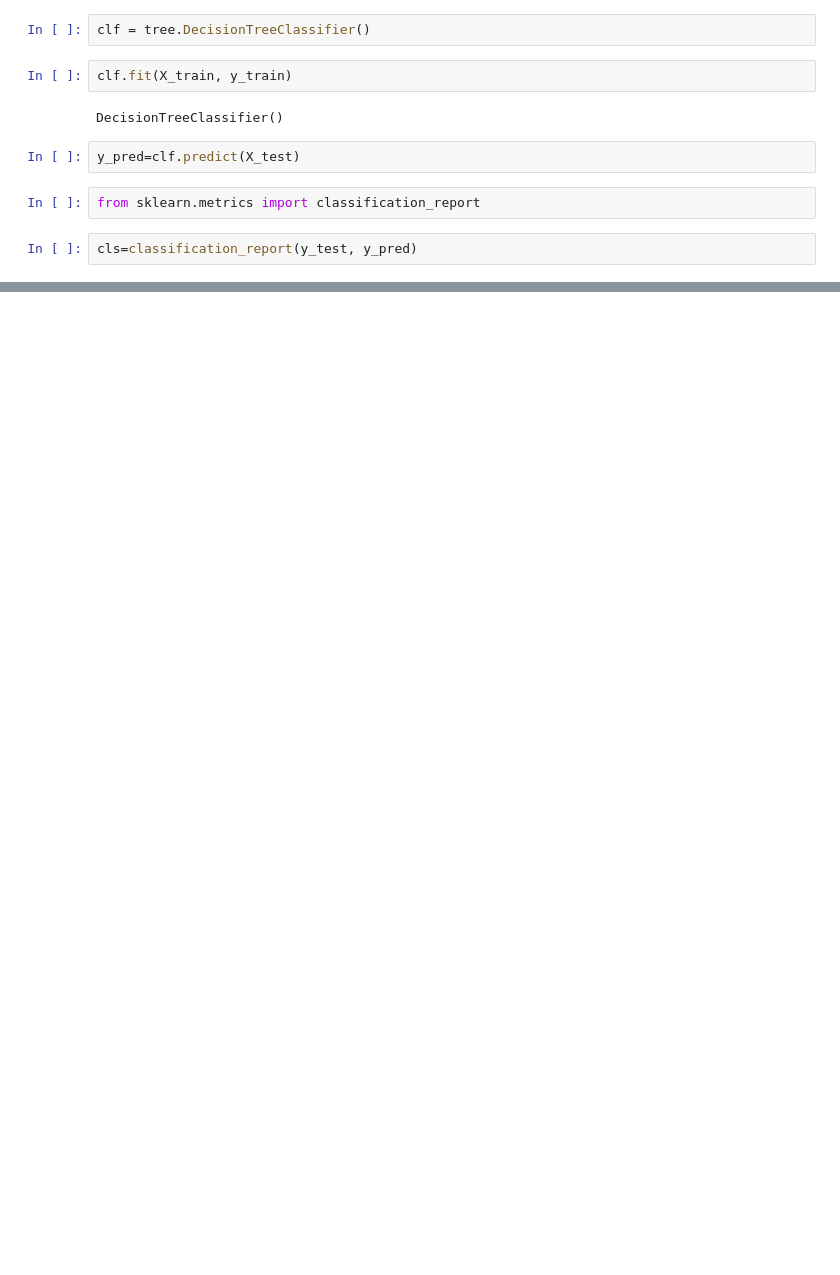
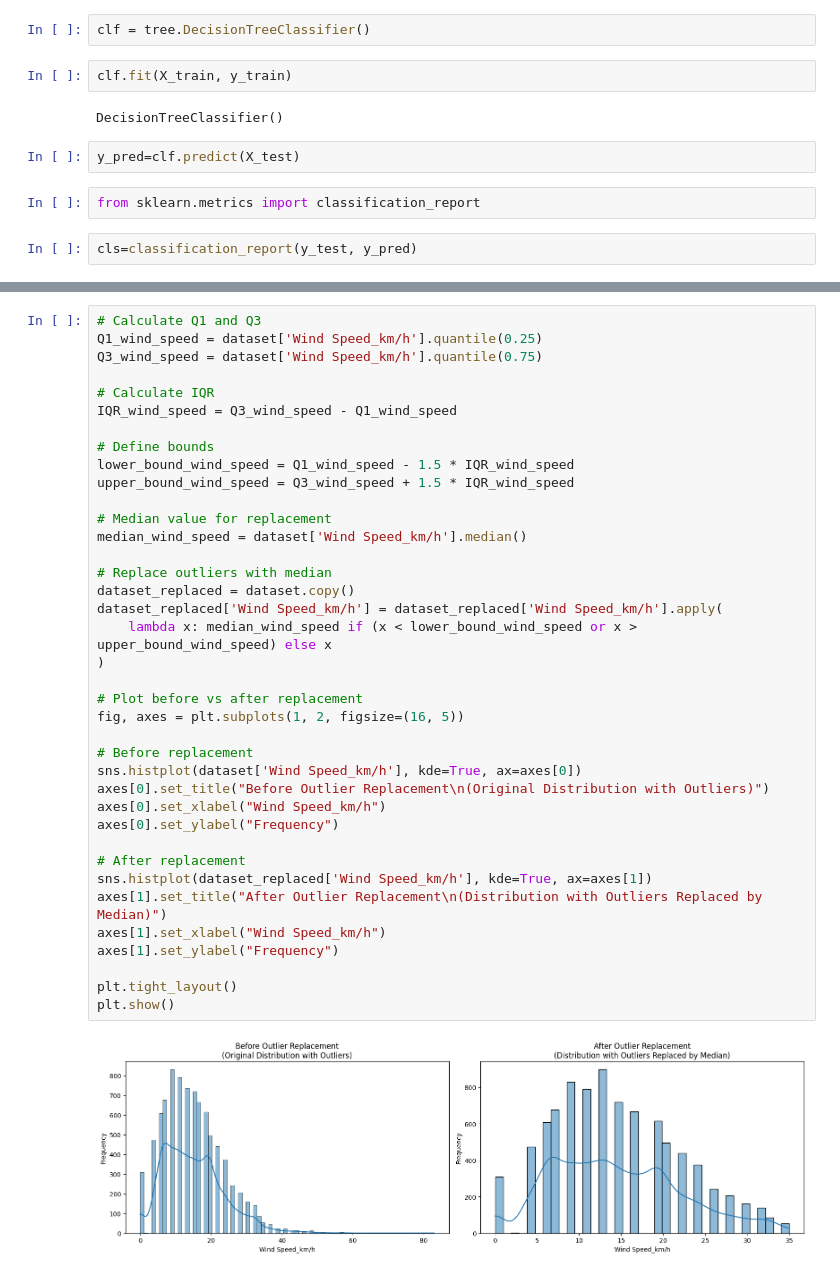
Before and after one commit to calaghanjo/AIML, a Jupyter notebook: weather.ipynb, the cells around one changed output, grey strips where cells are left out. Saved outputs shown, nothing was run; the diff lists cells and outputs as text; blank space fills up the shorter version.

```diff
--- a/weather.ipynb
+++ b/weather.ipynb
@@ -153,0 +266,40 @@ plt.show()
+# %%
+# Calculate Q1 and Q3
+Q1_wind_speed = dataset['Wind Speed_km/h'].quantile(0.25)
+Q3_wind_speed = dataset['Wind Speed_km/h'].quantile(0.75)
+
+# Calculate IQR
+IQR_wind_speed = Q3_wind_speed - Q1_wind_speed
+
+# Define bounds
+lower_bound_wind_speed = Q1_wind_speed - 1.5 * IQR_wind_speed
+upper_bound_wind_speed = Q3_wind_speed + 1.5 * IQR_wind_speed
+
+# Median value for replacement
+median_wind_speed = dataset['Wind Speed_km/h'].median()
+
+# Replace outliers with median
+dataset_replaced = dataset.copy()
+dataset_replaced['Wind Speed_km/h'] = dataset_replaced['Wind Speed_km/h'].apply(
+    lambda x: median_wind_speed if (x < lower_bound_wind_speed or x > upper_bound_wind_speed) else x
+)
+
+# Plot before vs after replacement
+fig, axes = plt.subplots(1, 2, figsize=(16, 5))
+
+# Before replacement
+sns.histplot(dataset['Wind Speed_km/h'], kde=True, ax=axes[0])
+axes[0].set_title("Before Outlier Replacement\n(Original Distribution with Outliers)")
+axes[0].set_xlabel("Wind Speed_km/h")
+axes[0].set_ylabel("Frequency")
+
+# After replacement
+sns.histplot(dataset_replaced['Wind Speed_km/h'], kde=True, ax=axes[1])
+axes[1].set_title("After Outlier Replacement\n(Distribution with Outliers Replaced by Median)")
+axes[1].set_xlabel("Wind Speed_km/h")
+axes[1].set_ylabel("Frequency")
+
+plt.tight_layout()
+plt.show()
+# %% [output]
+[figure, added]
```
Also changed, not shown: parts of 9 cells of this notebook.
